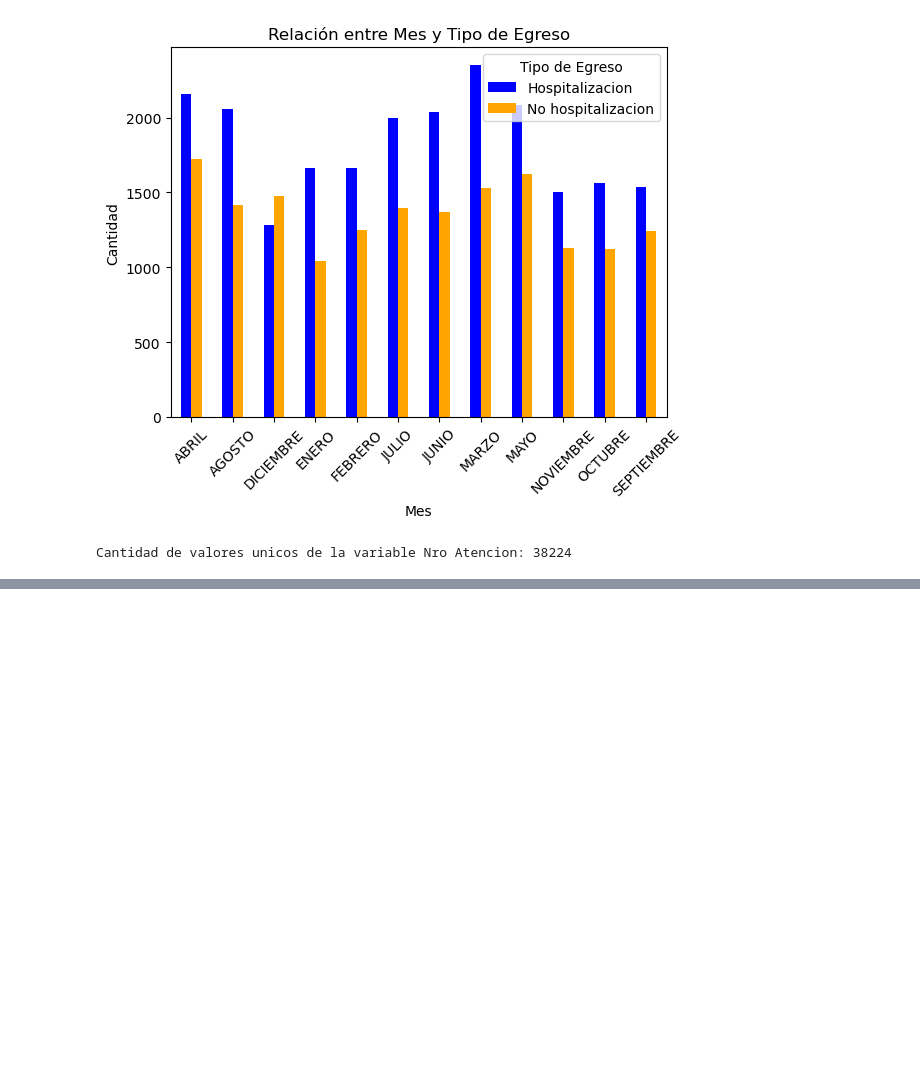
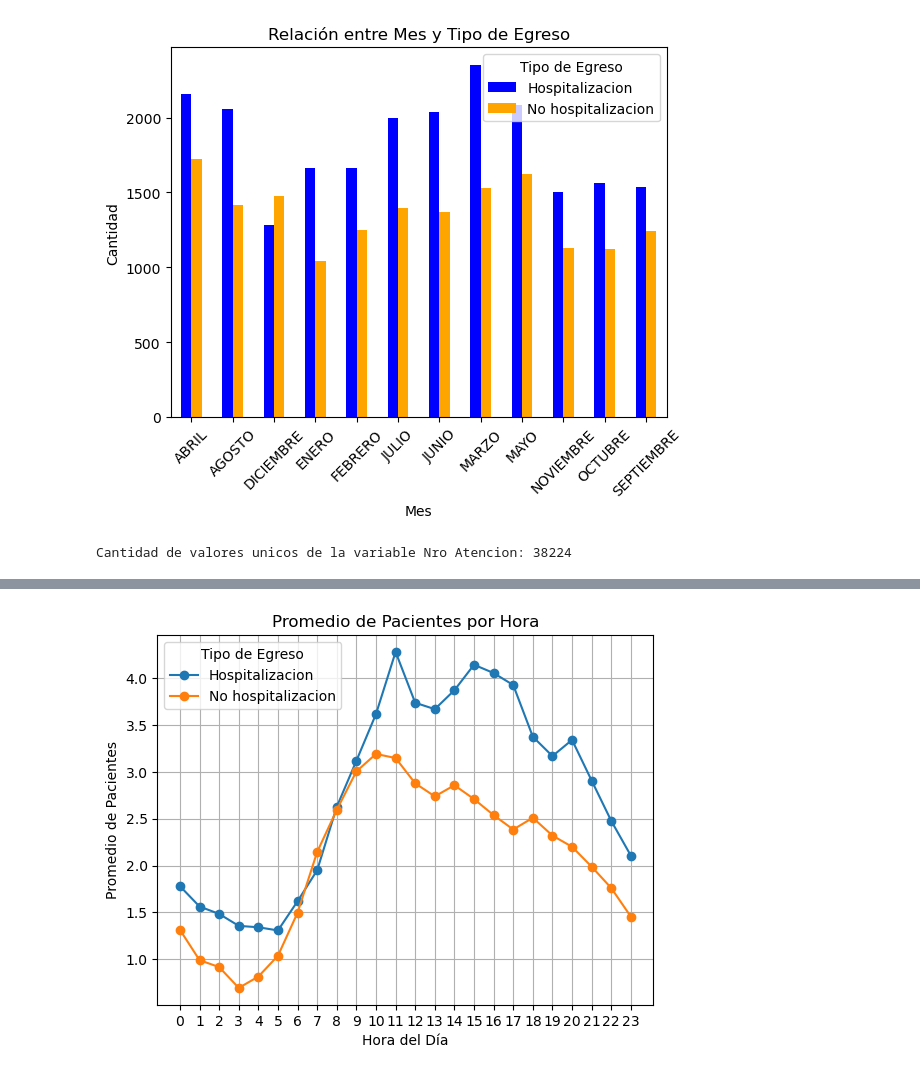
Before and after one commit to AndresBanquezBio/BDUrgencias, a Jupyter notebook: BDUrgencias.ipynb, the cells around one changed output, grey strips where cells are left out. Cells and saved outputs as stored; diff of their text form; code cells hidden in the pictures; blank space fills up the shorter version.

```diff
--- a/BDUrgencias.ipynb
+++ b/BDUrgencias.ipynb
@@ -455,0 +556,27 @@ Variables a eliminar hasta ahora: Nro Atencion, Paciente Tipo Identificacion.
+# %%
+
+import matplotlib.pyplot as plt
+
+# Convertir la columna urg fecha camara a formato de fecha y hora porque alguien por ahí la volvio str
+df_5['Urg Fecha (Camara)'] = pd.to_datetime(df_5['Urg Fecha (Camara)'])
+df_5['Hora'] = df_5['Urg Fecha (Camara)'].dt.hour
+conteo_por_hora = df_5.groupby(['Hora', 'Tipo Egreso (INTERNACION)']).size().unstack().fillna(0) #se agrupa por hora y cuenta el número de pacientes hospitalizados y no hospitalizados
+# Calcular el promedio
+# Contamos el número de días en que se registraron datos para cada hora
+num_dias_por_hora = df_5.groupby('Hora').apply(lambda x: x['Urg Fecha (Camara)'].dt.date.nunique()) #esta linea la hizo chatgpt, pero esta mela
+# Dividimos la sumatoria de pacientes por el número de días para obtener el promedio
+promedio_por_hora = conteo_por_hora.div(num_dias_por_hora, axis=0)
+
+#aqui para crear la grafica de lineas creo, no se chat gpt hizo esta parte que sigue
+promedio_por_hora.plot(kind='line', marker='o')
+
+
+plt.title('Promedio de Pacientes por Hora')
+plt.xlabel('Hora del Día')
+plt.ylabel('Promedio de Pacientes')
+plt.xticks(range(24))
+plt.grid(True)
+plt.legend(title='Tipo de Egreso')
+plt.show()
+# %% [output]
+[figure, added]
```
Also changed, not shown: parts of 12 cells of this notebook.
